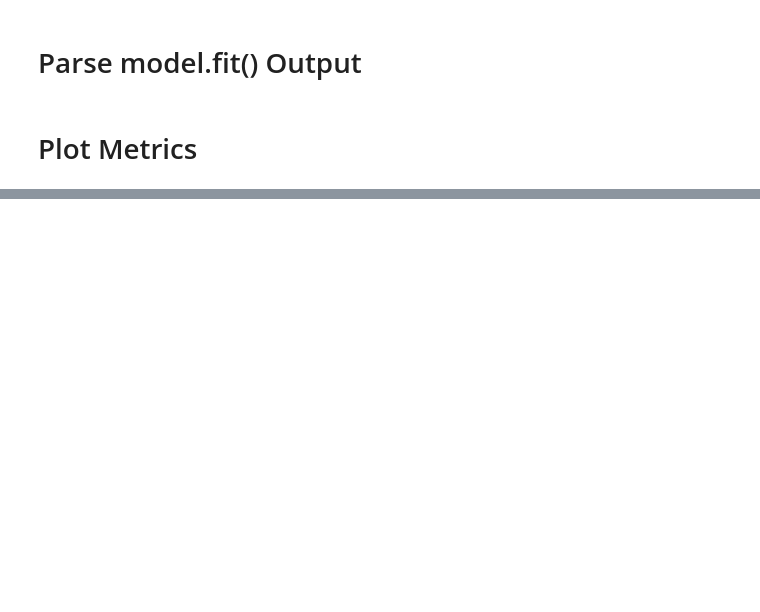
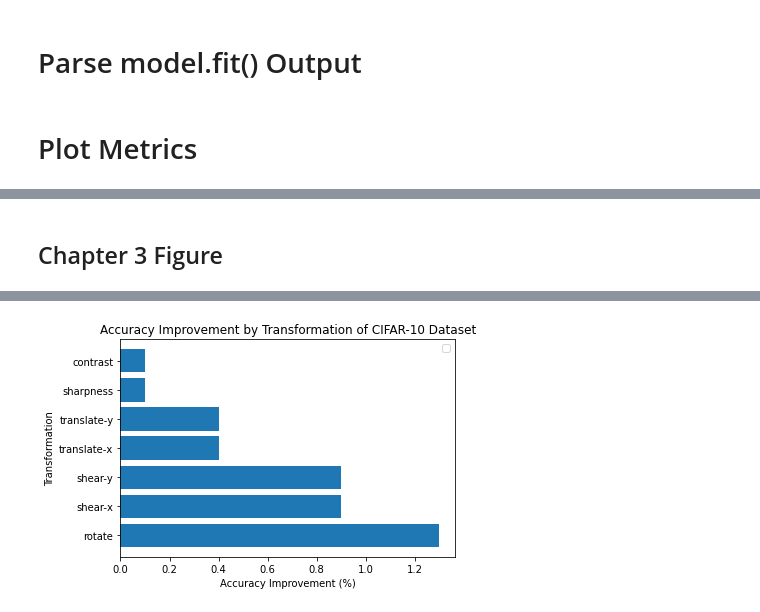
Before and after one commit to NareshPS/doi-ml, a Jupyter notebook: logistics/Scripts.ipynb, the cells around one changed output, grey strips where cells are left out. Drawn from its saved outputs; the diff is of its cells as text; code cells hidden in the pictures; blank space fills up the shorter version.

```diff
--- a/logistics/Scripts.ipynb
+++ b/logistics/Scripts.ipynb
@@ -62,0 +219,15 @@ plt.show()
+# %% [markdown]
+## Chapter 3 Figure
+# %%
+transormations = ['rotate', 'shear-x', 'shear-y', 'translate-x', 'translate-y', 'sharpness', 'contrast']
+improvements = [1.3, 0.9, 0.9, 0.4, 0.4, 0.1, 0.1]
+
+plt.barh(transormations, improvements)
+axes = plt.gca()
+axes.set_xlabel('Accuracy Improvement (%)')
+axes.set_ylabel('Transformation')
+axes.set_title('Accuracy Improvement by Transformation of CIFAR-10 Dataset')
+
+axes.legend()
+plt.show()
+# %% [output]
@@ -62,0 +235 @@ plt.show()
+[figure, added]
```
Also changed, not shown: parts of 10 cells of this notebook, 2 other files.
